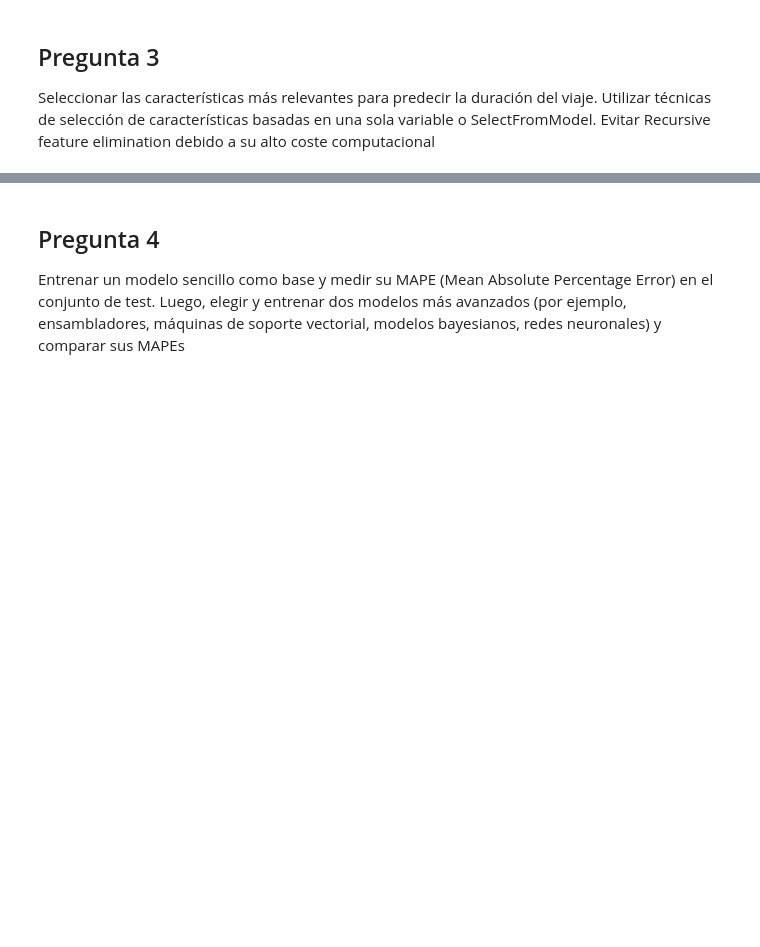
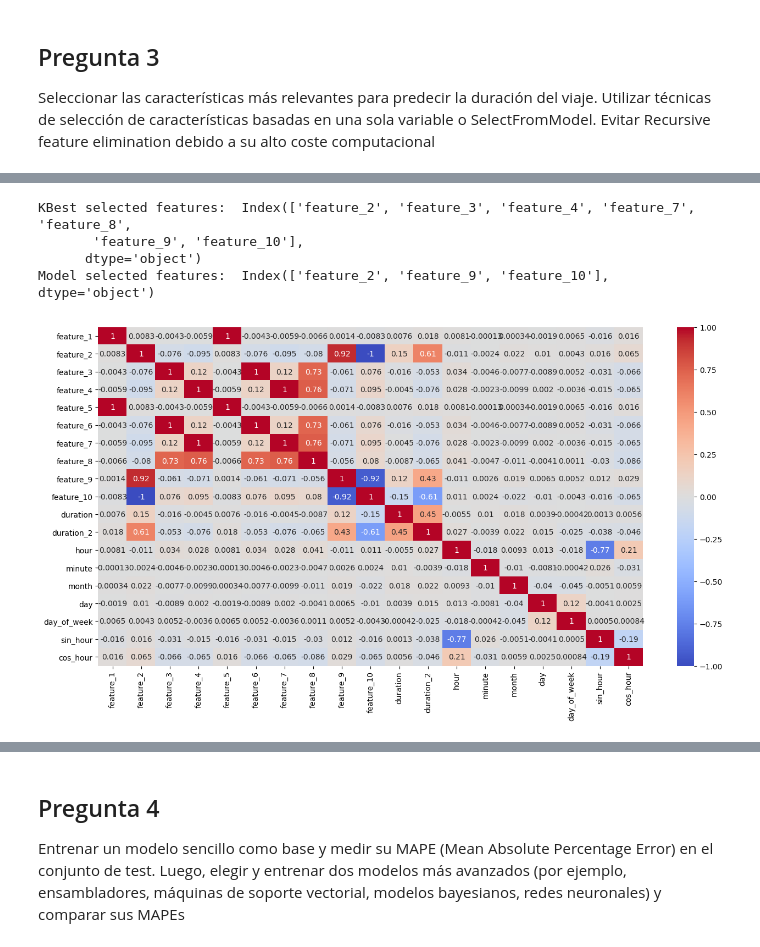
Before and after one commit to alvaropdr10/alvaro_2, a Jupyter notebook: practica_2.ipynb, the cells around one changed output, grey strips where cells are left out. Saved outputs shown, nothing was run; the diff lists cells and outputs as text; code cells hidden in the pictures; blank space fills up the shorter version.

```diff
--- a/practica_2.ipynb
+++ b/practica_2.ipynb
@@ -236,0 +247,48 @@ Seleccionar las características más relevantes para predecir la duración del
+# %%
+from sklearn.feature_selection import SelectKBest, f_regression, SelectFromModel
+from sklearn.linear_model import LinearRegression
+from sklearn.ensemble import RandomForestRegressor
+from sklearn.preprocessing import StandardScaler
+
+# Separar las características y la variable objetivo
+X = uber_data.drop(['id', 'duration_2','duration','feature_0'], axis=1)
+y = uber_data['duration_2']
+
+# Estandarizar las características
+scaler = StandardScaler()
+X_scaled = scaler.fit_transform(X)
+
+# Selección univariante
+selector_kbest = SelectKBest(score_func=f_regression, k=7)
+X_kbest = selector_kbest.fit_transform(X_scaled, y)
+
+# Mostrar las características seleccionadas
+mask = selector_kbest.get_support()
+kbest_features = X.columns[mask]
+print("KBest selected features: ", kbest_features)
+
+# SelectFromModel
+estimator = RandomForestRegressor(random_state=42)
+selector_model = SelectFromModel(estimator)
+X_model = selector_model.fit_transform(X_scaled, y)
+
+# Mostrar las características seleccionadas
+estimator.fit(X_scaled, y)
+mask = selector_model.get_support()
+model_features = X.columns[mask]
+print("Model selected features: ", model_features)
+# %% [output]
+KBest selected features:  Index(['feature_2', 'feature_3', 'feature_4', 'feature_7', 'feature_8',
+       'feature_9', 'feature_10'],
+      dtype='object')
+Model selected features:  Index(['feature_2', 'feature_9', 'feature_10'], dtype='object')
+# %%
+import seaborn as sns
+import matplotlib.pyplot as plt
+
+correlation_matrix = uber_data.corr()
+plt.figure(figsize=(16, 8))
+sns.heatmap(correlation_matrix, annot=True, cmap='coolwarm')
+plt.show()
+# %% [output]
+[figure, added]
```
Also changed, not shown: parts of 7 cells of this notebook.
